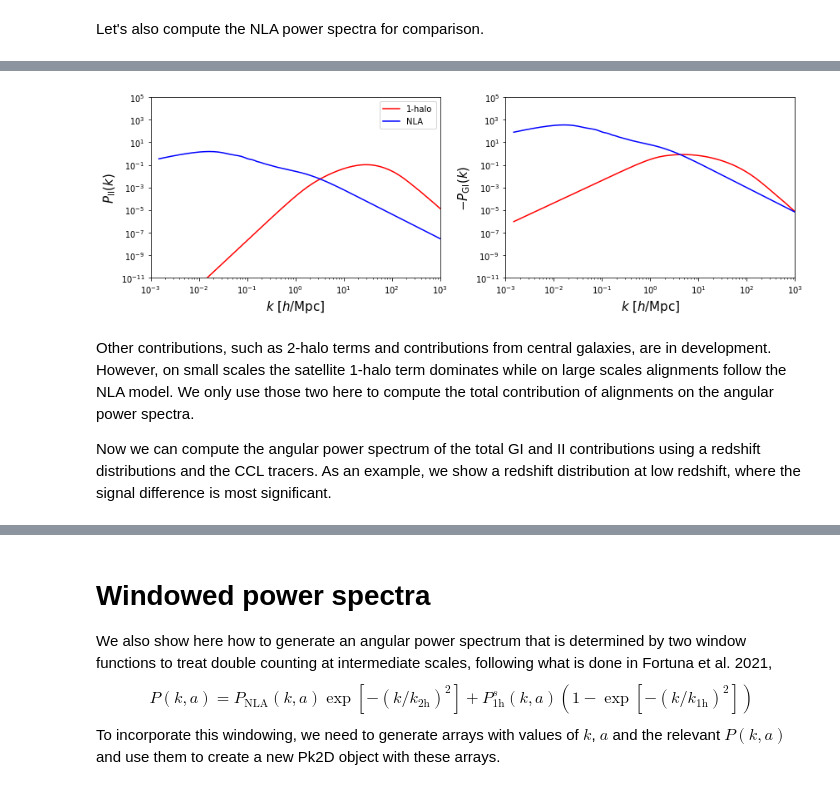
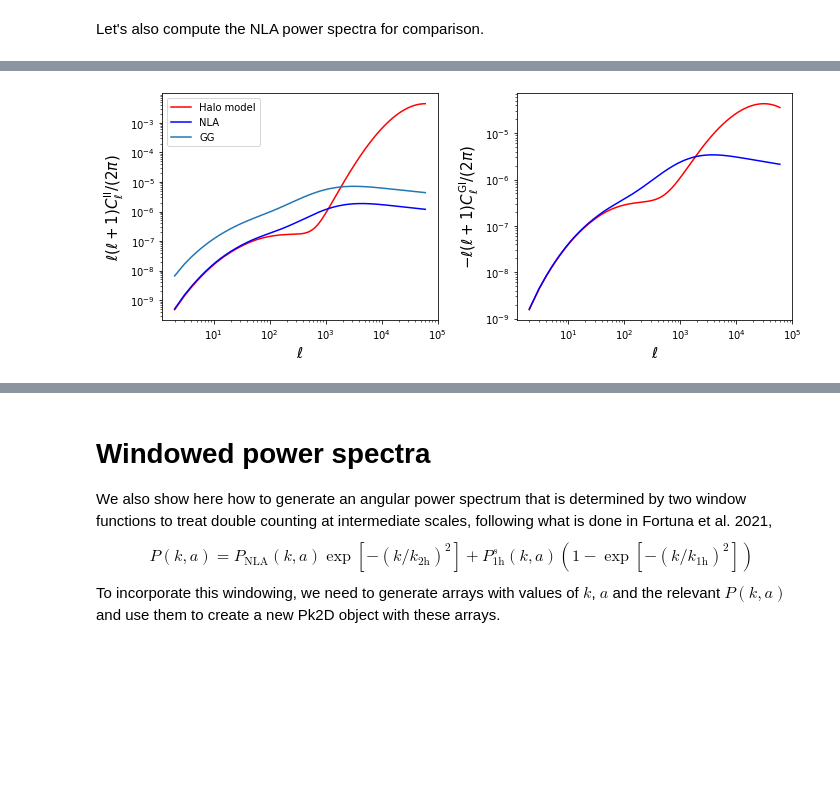
Before and after one commit to LSSTDESC/CCLX, a Jupyter notebook: Halo model for IA.ipynb, the cells around one changed output, grey strips where cells are left out. Cells and saved outputs as stored; diff of their text form; code cells hidden in the pictures; blank space fills up the shorter version.

Commit message:
Added 1-halo and 2-halo components, gI correlations.

```diff
--- a/Halo model for IA.ipynb
+++ b/Halo model for IA.ipynb
@@ -13,8 +12,8 @@ First we generate the cosmology, the wavenumber $k$ and scale factor $a$ arrays.
 cosmo = ccl.Cosmology(Omega_c=0.27, Omega_b=0.045, h=0.67, sigma8=0.83, n_s=0.96)
 
 k_arr = np.geomspace(1E-3, 1e3, 128)  # For evaluating
+lk_arr = np.log(k_arr)
 a_arr = np.linspace(0.1, 1, 16)
-k_arr_over_h = k_arr / cosmo['h']  # For plotting
 # %% [markdown]
 We also need to initialize halo model quantities. These are:
  - A halo mass definition.
@@ -36,7 +36,7 @@ hmc = ccl.halos.HMCalculator(mass_function=nM, halo_bias=bM, mass_def="200m", nl
 # %% [markdown]
 For this halo model, which is based on Fortuna et al. (2021, [https://arxiv.org/abs/2003.02700](https://arxiv.org/abs/2003.02700)), we will need a halo mass profile (taken to be an NFW) and a satellite intrinsic ellipticity/shear profile $\gamma^I(\mathbf{r}, M)$. Power spectra can then be computed by taking the Fourier transform of these profiles. To do this in CCL, we generate a satellite shear HOD:
 # %%
-sat_gamma_HOD = ccl.halos.SatelliteShearHOD(concentration=cM, a1h=0.001, b=-2)
+sat_gamma_HOD = ccl.halos.SatelliteShearHOD(concentration=cM, mass_def=hm_def, a1h=0.001, b=-2)
 # %% [markdown]
 # Satellite intrinsic shear profile
 The real part of the satellite intrinsic shear profile is determined by $\bar{\gamma}$ which is taken to be
@@ -83,17 +100,11 @@
 # %%
+# Compute below the GI power spectra
 # NFW profile for matter (G)
-NFW =  ccl.halos.HaloProfileNFW(concentration=cM, truncated=True, fourier_analytic=True)
+NFW =  ccl.halos.HaloProfileNFW(mass_def=hm_def, concentration=cM, truncated=True, fourier_analytic=True)
 
-pk_GI_1h = ccl.halos.halomod_Pk2D(cosmo, hmc, NFW,
-                                  prof2 = sat_gamma_HOD,
-                                  normprof1=True, normprof2=True,
-                                  get_2h = False,
-                                  lk_arr = np.log(k_arr),
-                                  a_arr = a_arr)
-pk_II_1h = ccl.halos.halomod_Pk2D(cosmo, hmc, sat_gamma_HOD,
-                                  normprof1=True, normprof2=True,
-                                  get_2h = False,
-                                  lk_arr = np.log(k_arr),
-                                  a_arr = a_arr)
+pk_GI_1h_s = ccl.halos.halomod_Pk2D(cosmo, hmc, NFW, prof2 = sat_gamma_HOD, get_2h = False, a_arr=a_arr, lk_arr=lk_arr)
+pk_GI_2h_s = ccl.halos.halomod_Pk2D(cosmo, hmc, NFW, prof2 = sat_gamma_HOD, get_1h = False, a_arr=a_arr, lk_arr=lk_arr)
+pk_GI_2h_c = -1*C_pk_lin
+pk_GI_total = pk_GI_1h_s + pk_GI_2h_s + pk_GI_2h_c
 # %% [markdown]
 Let's also compute the NLA power spectra for comparison.
@@ -106,28 +216,24 @@ pk_GI_NLA = -C1tilde * ccl.nonlin_matter_power(cosmo, k_arr, 1)
 # %%
-fig, ax = plt.subplots(1, 2, figsize=(12,4))
+lfac = l_arr * (l_arr + 1) / (2 * np.pi)
 
-ax[0].plot(k_arr_over_h, pk_II_1h.eval(k_arr, 1., cosmo), label='1-halo', c='r')
-ax[0].plot(k_arr_over_h, pk_II_NLA, label='NLA', c='b', ls='-')
-ax[0].set_ylabel(r'$P_{\mathrm{II}}(k)$', fontsize=15)
-ax[0].set_xlabel(r'$k\,\,[h/{\rm Mpc}]$', fontsize=15)
+fig, ax = plt.subplots(1,2, figsize=(10,4))
+
+ax[0].plot(l_arr, lfac * cl_II, label='Halo model', c='red')
+ax[0].plot(l_arr, lfac * cl_II_NLA, label='NLA', c='blue')
+ax[0].plot(l_arr, lfac * cl_GG, label='GG')
+ax[0].set_ylabel(r'$\ell(\ell+1)C_\ell^{\mathrm{II}}/(2\pi)$', fontsize=15)
 ax[0].legend()
 
-ax[1].plot(k_arr_over_h, -pk_GI_1h.eval(k_arr, 1., cosmo), label='1-halo', c='r')
-ax[1].plot(k_arr_over_h, -pk_GI_NLA, label='NLA', c='b', ls='-')
-ax[1].set_ylabel(r'$-P_{\mathrm{GI}}(k)$', fontsize=15)
-ax[1].set_xlabel(r'$k\,\,[h/{\rm Mpc}]$', fontsize=15)
+ax[1].plot(l_arr, -lfac * cl_GI, c='red')
+ax[1].plot(l_arr, -lfac * cl_GI_NLA, c='blue')
+ax[1].set_ylabel(r'$-\ell(\ell+1)C_\ell^{\mathrm{GI}}/(2\pi)$', fontsize=15)
 
 for a in ax:
-    a.set_xlim([1e-3, 1e3])
-    a.set_ylim([1e-11, 1e5])
     a.set_xscale('log')
     a.set_yscale('log')
+    a.set_xlabel(r'$\ell$', fontsize=15)
 
 fig.tight_layout()
 plt.show()
 # %% [output]
-[figure, old version]
+[figure, new version]
-# %% [markdown]
-Other contributions, such as 2-halo terms and contributions from central galaxies, are in development. However, on small scales the satellite 1-halo term dominates while on large scales alignments follow the NLA model. We only use those two here to compute the total contribution of alignments on the angular power spectra.
-
-Now we can compute the angular power spectrum of the total GI and II contributions using a redshift distributions and the CCL tracers. As an example, we show a redshift distribution at low redshift, where the signal difference is most significant.
```
Also changed, not shown: parts of 30 cells of this notebook.
